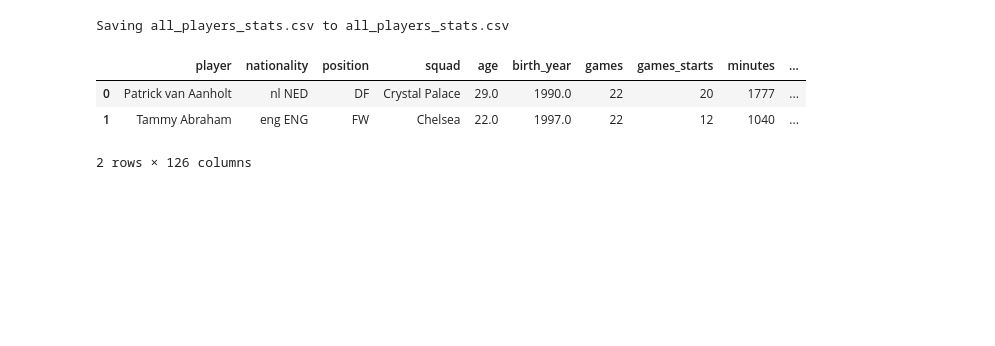
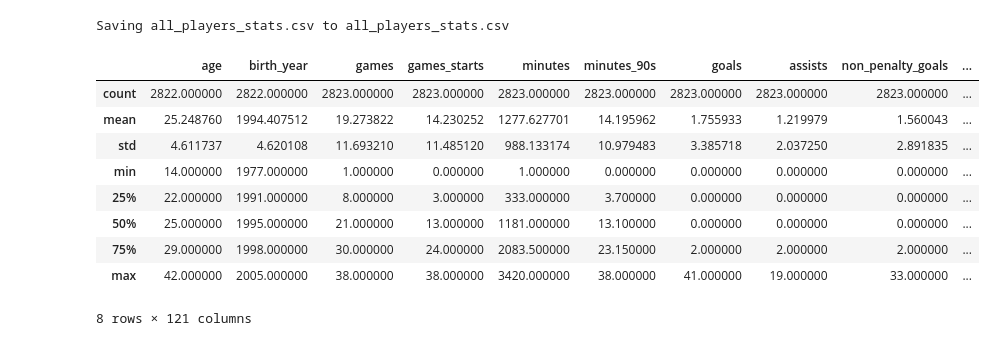
Before and after one commit to shreyansh273/Football-Scouting, a Jupyter notebook: Player_clustering.ipynb, the cells around one changed output. Cells and saved outputs as stored; diff of their text form; code cells hidden in the pictures; blank space fills up the shorter version.

```diff
--- a/Player_clustering.ipynb
+++ b/Player_clustering.ipynb
@@ -19,10 +19,16 @@ import matplotlib.pyplot as plt
 # %%
 player_stats = pd.read_csv("all_players_stats.csv")
 player_stats.drop("Unnamed: 0", axis=1, inplace=True)
-# %%
-player_stats.head(2)
-# %% [output]
-|  | player | nationality | position | squad | age | birth_year | games | games_starts | minutes | ... |
-| 0 | Patrick van Aanholt | nl NED | DF | Crystal Palace | 29.0 | 1990.0 | 22 | 20 | 1777 | ... |
-| 1 | Tammy Abraham | eng ENG | FW | Chelsea | 22.0 | 1997.0 | 22 | 12 | 1040 | ... |
-2 rows × 126 columns
+# %%
+player_stats.describe()
+# %% [output]
+|  | age | birth_year | games | games_starts | minutes | minutes_90s | goals | assists | non_penalty_goals | ... |
+| count | 2822.000000 | 2822.000000 | 2823.000000 | 2823.000000 | 2823.000000 | 2823.000000 | 2823.000000 | 2823.000000 | 2823.000000 | ... |
+| mean | 25.248760 | 1994.407512 | 19.273822 | 14.230252 | 1277.627701 | 14.195962 | 1.755933 | 1.219979 | 1.560043 | ... |
+| std | 4.611737 | 4.620108 | 11.693210 | 11.485120 | 988.133174 | 10.979483 | 3.385718 | 2.037250 | 2.891835 | ... |
+| min | 14.000000 | 1977.000000 | 1.000000 | 0.000000 | 1.000000 | 0.000000 | 0.000000 | 0.000000 | 0.000000 | ... |
+| 25% | 22.000000 | 1991.000000 | 8.000000 | 3.000000 | 333.000000 | 3.700000 | 0.000000 | 0.000000 | 0.000000 | ... |
+| 50% | 25.000000 | 1995.000000 | 21.000000 | 13.000000 | 1181.000000 | 13.100000 | 0.000000 | 0.000000 | 0.000000 | ... |
+| 75% | 29.000000 | 1998.000000 | 30.000000 | 24.000000 | 2083.500000 | 23.150000 | 2.000000 | 2.000000 | 2.000000 | ... |
+| max | 42.000000 | 2005.000000 | 38.000000 | 38.000000 | 3420.000000 | 38.000000 | 41.000000 | 19.000000 | 33.000000 | ... |
+8 rows × 121 columns
```
Also changed, not shown: parts of 16 cells of this notebook.
